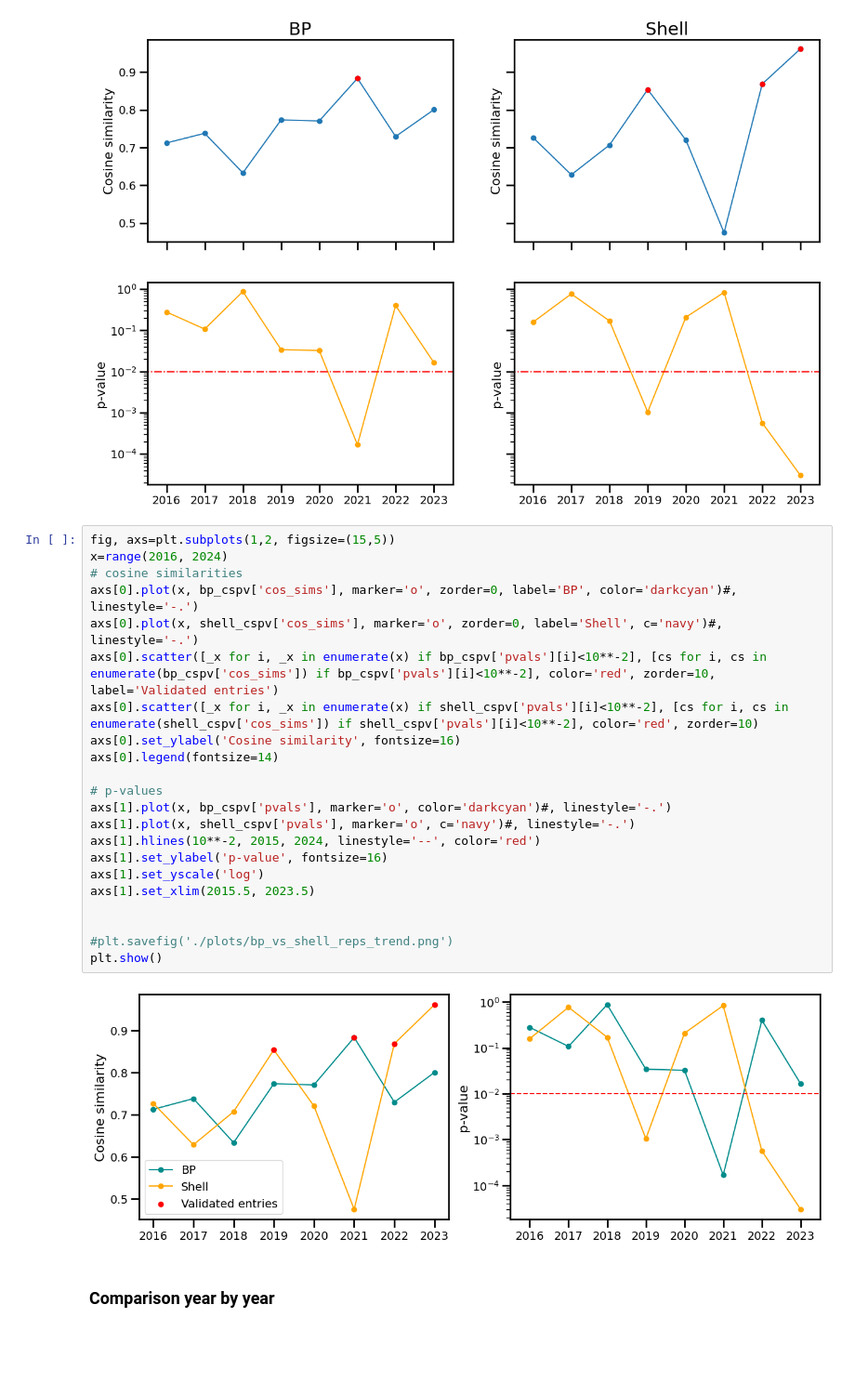
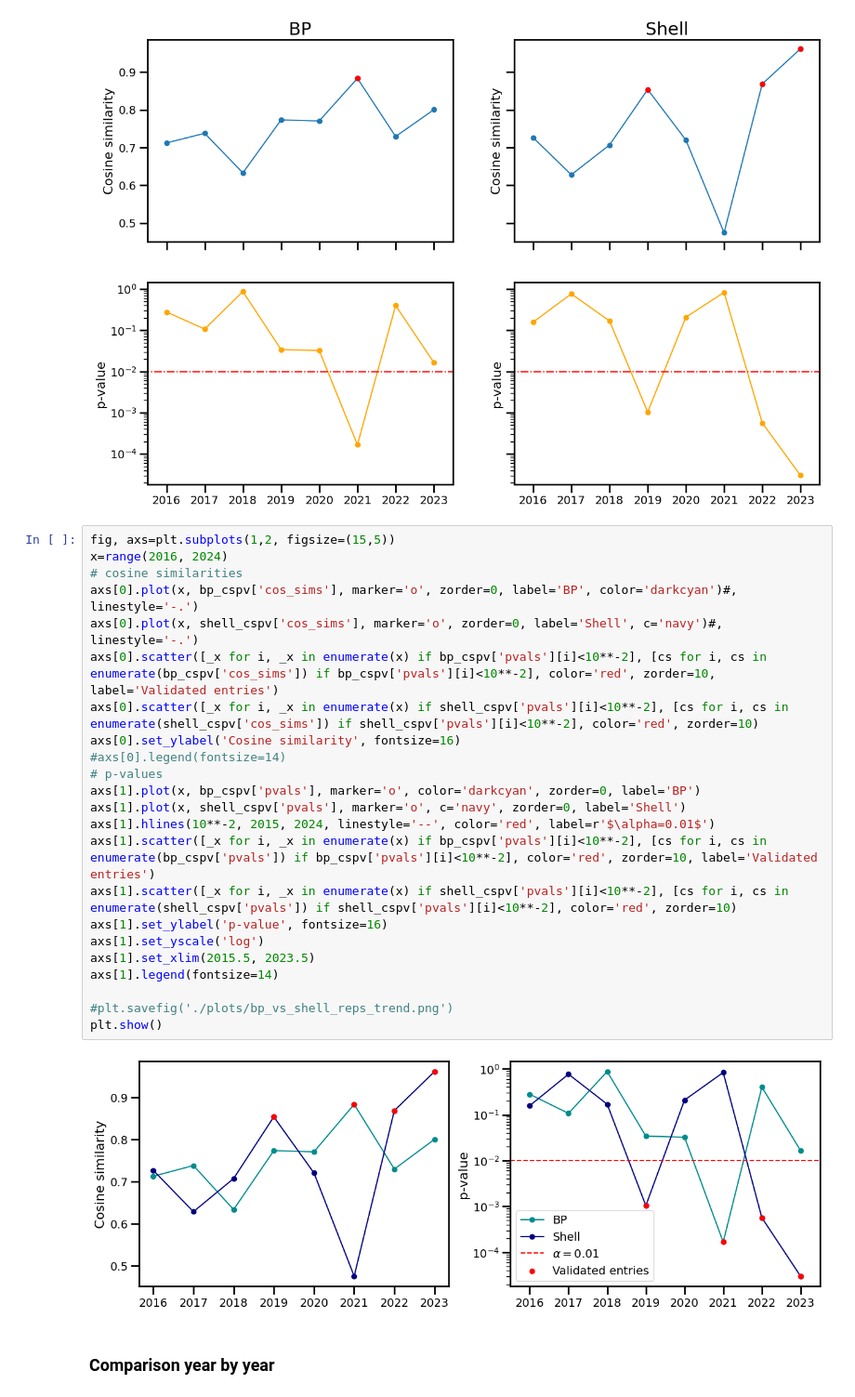
Before and after one commit to fabiosaracco/sdg_repos, a Jupyter notebook: 1_1_Me_against_myself.ipynb, the cells around one changed output. Shown: that part at 93% size. Cells and saved outputs as stored; diff of their text form; blank space fills up the shorter version.

```diff
--- a/1_1_Me_against_myself.ipynb
+++ b/1_1_Me_against_myself.ipynb
@@ -187,27 +187,28 @@ plt.show()
 # %%
 fig, axs=plt.subplots(1,2, figsize=(15,5))
 x=range(2016, 2024)
 # cosine similarities
 axs[0].plot(x, bp_cspv['cos_sims'], marker='o', zorder=0, label='BP', color='darkcyan')#, linestyle='-.')
 axs[0].plot(x, shell_cspv['cos_sims'], marker='o', zorder=0, label='Shell', c='navy')#, linestyle='-.')
 axs[0].scatter([_x for i, _x in enumerate(x) if bp_cspv['pvals'][i]<10**-2], [cs for i, cs in enumerate(bp_cspv['cos_sims']) if bp_cspv['pvals'][i]<10**-2], color='red', zorder=10, label='Validated entries')
 axs[0].scatter([_x for i, _x in enumerate(x) if shell_cspv['pvals'][i]<10**-2], [cs for i, cs in enumerate(shell_cspv['cos_sims']) if shell_cspv['pvals'][i]<10**-2], color='red', zorder=10)
 axs[0].set_ylabel('Cosine similarity', fontsize=16)
-axs[0].legend(fontsize=14)
-
+#axs[0].legend(fontsize=14)
 # p-values
-axs[1].plot(x, bp_cspv['pvals'], marker='o', color='darkcyan')#, linestyle='-.')
-axs[1].plot(x, shell_cspv['pvals'], marker='o', c='navy')#, linestyle='-.')
-axs[1].hlines(10**-2, 2015, 2024, linestyle='--', color='red')
+axs[1].plot(x, bp_cspv['pvals'], marker='o', color='darkcyan', zorder=0, label='BP')
+axs[1].plot(x, shell_cspv['pvals'], marker='o', c='navy', zorder=0, label='Shell')
+axs[1].hlines(10**-2, 2015, 2024, linestyle='--', color='red', label=r'$\alpha=0.01$')
+axs[1].scatter([_x for i, _x in enumerate(x) if bp_cspv['pvals'][i]<10**-2], [cs for i, cs in enumerate(bp_cspv['pvals']) if bp_cspv['pvals'][i]<10**-2], color='red', zorder=10, label='Validated entries')
+axs[1].scatter([_x for i, _x in enumerate(x) if shell_cspv['pvals'][i]<10**-2], [cs for i, cs in enumerate(shell_cspv['pvals']) if shell_cspv['pvals'][i]<10**-2], color='red', zorder=10)
 axs[1].set_ylabel('p-value', fontsize=16)
 axs[1].set_yscale('log')
 axs[1].set_xlim(2015.5, 2023.5)
-
+axs[1].legend(fontsize=14)
 
 #plt.savefig('./plots/bp_vs_shell_reps_trend.png')
 plt.show()
 # %% [output]
-[figure, old version]
+[figure, new version]
 # %% [markdown]
 ### Comparison year by year
 # %%
```
